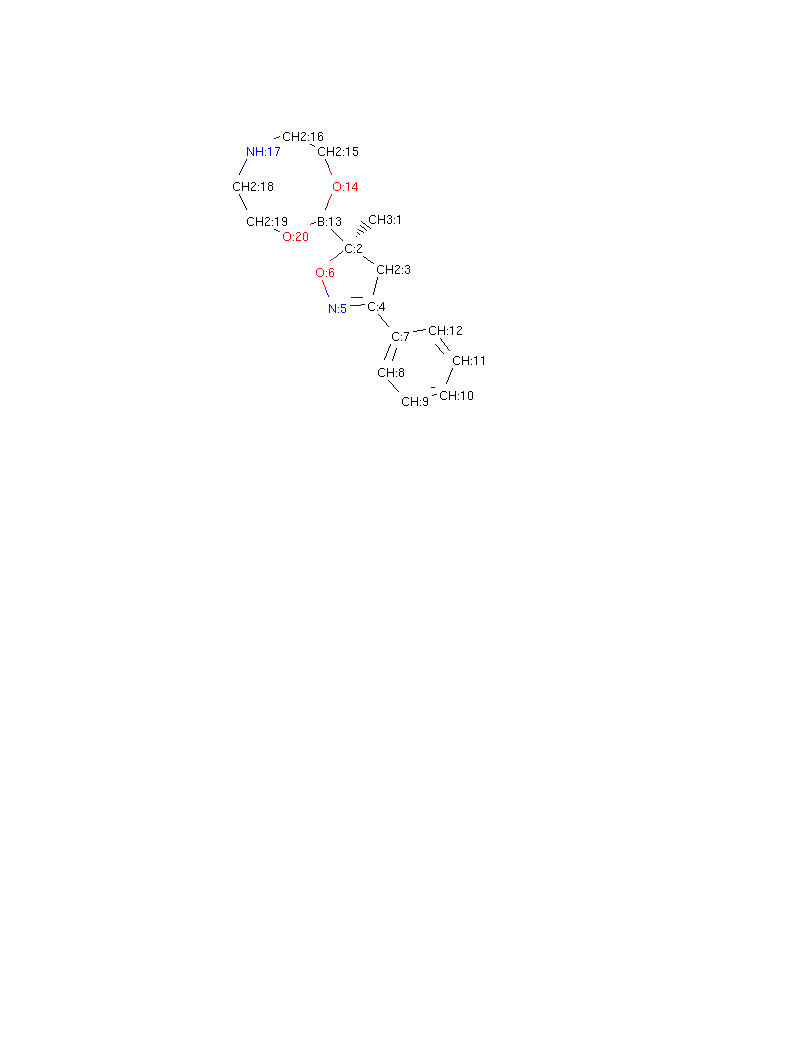
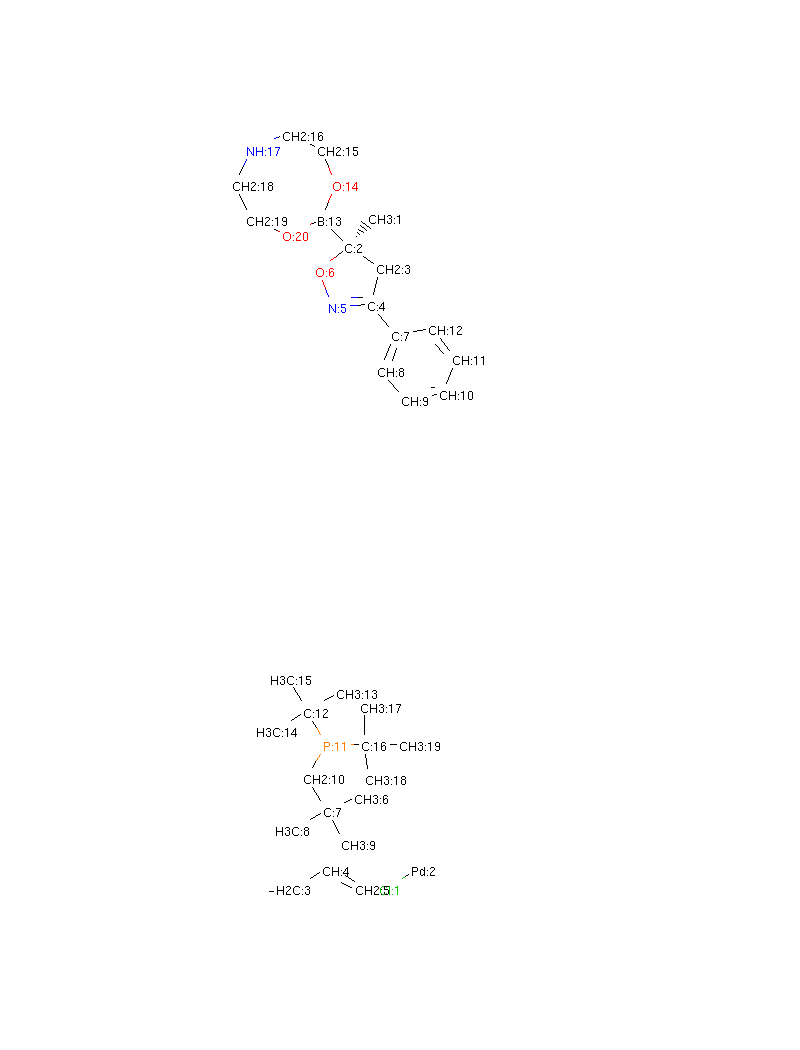
Before and after one commit to ualibweb/UALIB_ChemStructures, a Jupyter notebook: Jupyter_IndexTemplate/Organometallics_PCnonstandardBonds.ipynb, the cells around one changed output. Saved outputs shown, nothing was run; the diff lists cells and outputs as text; code cells hidden in the pictures; blank space fills up the shorter version.

```diff
--- a/Jupyter_IndexTemplate/Organometallics_PCnonstandardBonds.ipynb
+++ b/Jupyter_IndexTemplate/Organometallics_PCnonstandardBonds.ipynb
@@ -1852,3 +1852,51 @@ Chem.Draw.MolToImage(UALIB_1996, size=(500, 500))
 17 13 5
 
 """
+# %%
+# UALIB-2100
+
+UALIB_2100 = Chem.MolFromMolBlock("""
+     RDKit          2D
+
+ 19 16  0  0  0  0  0  0  0  0999 V2000
+    3.5981    0.0000    0.0000 Cl  0  0  0  0  0  0  0  0  0  0  0  0
+    4.8971    0.7500    0.0000 Pd  0  0  0  0  0  1  0  0  0  0  0  0
+    0.0000    0.0000    0.0000 C   0  0  0  0  0  3  0  0  0  0  0  0
+    1.2990    0.7500    0.0000 C   0  0  0  0  0  0  0  0  0  0  0  0
+    2.5981   -0.0000    0.0000 C   0  0  0  0  0  0  0  0  0  0  0  0
+    2.5417    3.5765    0.0000 C   0  0  0  0  0  0  0  0  0  0  0  0
+    1.2990    3.0490    0.0000 C   0  0  0  0  0  0  0  0  0  0  0  0
+    0.0000    2.2990    0.0000 C   0  0  0  0  0  0  0  0  0  0  0  0
+    2.0490    1.7500    0.0000 C   0  0  0  0  0  0  0  0  0  0  0  0
+    0.5490    4.3481    0.0000 C   0  0  0  0  0  0  0  0  0  0  0  0
+    1.2990    5.6471    0.0000 P   0  0  0  0  0  0  0  0  0  0  0  0
+    0.5490    6.9462    0.0000 C   0  0  0  0  0  0  0  0  0  0  0  0
+    1.8481    7.6962    0.0000 C   0  0  0  0  0  0  0  0  0  0  0  0
+   -0.7500    6.1962    0.0000 C   0  0  0  0  0  0  0  0  0  0  0  0
+   -0.2010    8.2452    0.0000 C   0  0  0  0  0  0  0  0  0  0  0  0
+    2.7990    5.6471    0.0000 C   0  0  0  0  0  0  0  0  0  0  0  0
+    2.7990    7.1471    0.0000 C   0  0  0  0  0  0  0  0  0  0  0  0
+    2.9636    4.3072    0.0000 C   0  0  0  0  0  0  0  0  0  0  0  0
+    4.2990    5.6471    0.0000 C   0  0  0  0  0  0  0  0  0  0  0  0
+  1  2  1  0
+  3  4  1  0
+  4  5  2  0
+  6  7  1  0
+  7  8  1  0
+  7  9  1  0
+  7 10  1  0
+ 10 11  1  0
+ 11 12  1  0
+ 12 13  1  0
+ 12 14  1  0
+ 12 15  1  0
+ 11 16  1  0
+ 16 17  1  0
+ 16 18  1  0
+ 16 19  1  0
+M  CHG  1   3  -1
+M  END""")
+molblock_with_atom_index(UALIB_2100)
+Chem.Draw.MolToImage(UALIB_2100, size=(500, 500))
+# %% [output]
+[figure, added]
```
Also changed, not shown: parts of 2 cells of this notebook, 4 other files.
